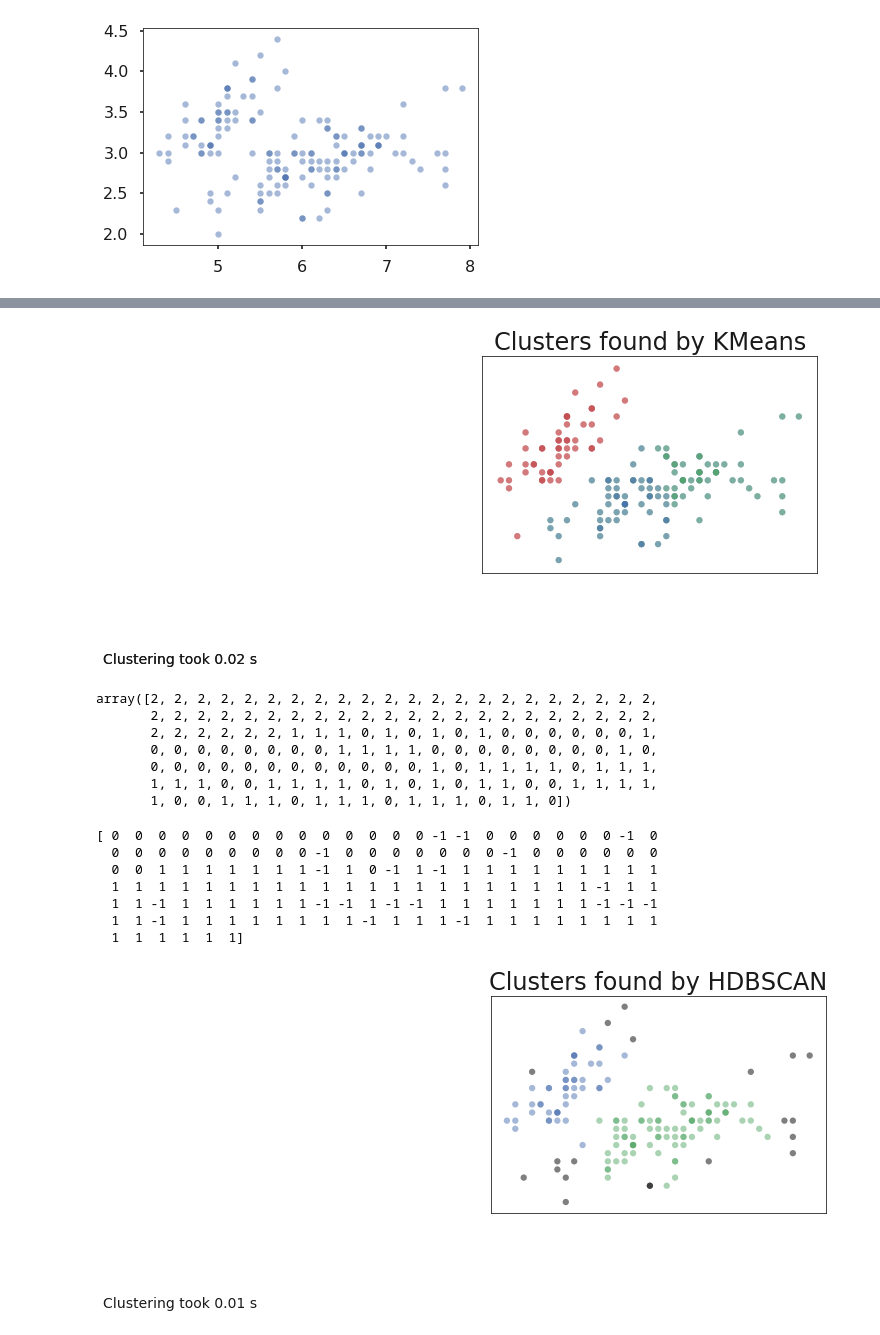
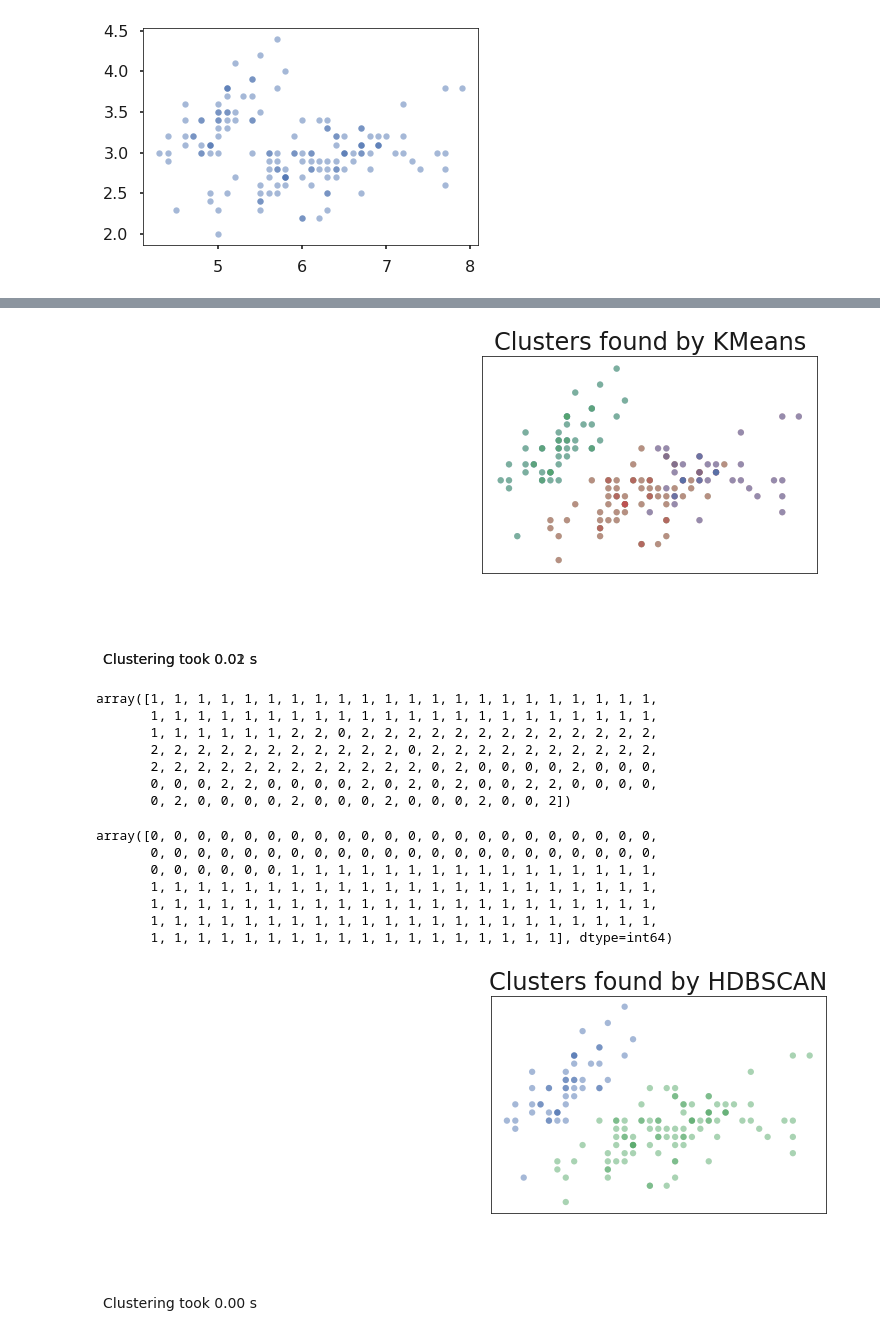
Before and after one commit to genii06127/test, a Jupyter notebook: comparision_clustering.ipynb, the cells around one changed output, grey strips where cells are left out. Cells and saved outputs as stored; diff of their text form; code cells hidden in the pictures.

```diff
--- a/comparision_clustering.ipynb
+++ b/comparision_clustering.ipynb
@@ -14,7 +14,7 @@ plot_kwds = {'alpha' : 0.5, 's' : 40, 'linewidths':0}
 # %%
 data = pd.read_csv('./input/Iris.csv')
 # %%
-data = data.iloc[:,[1,2]]
+data = data.iloc[:,[1,2,3,4]]
 # %%
 plt.scatter(data.iloc[:,0], data.iloc[:,1], s=3)
 # %% [output]
@@ -51,25 +45,25 @@ SyntaxError: invalid syntax (<ipython-input-145-6b18c5f2eef7>, line 3)
 plot_clusters(data, cluster.KMeans, (), {'n_clusters':3})
 result = plot_clusters(data, cluster.KMeans, (), {'n_clusters':3})
 # %% [output]
-[figure, old version]
+[figure, new version]
 # %%
 result
 # %% [output]
-array([2, 2, 2, 2, 2, 2, 2, 2, 2, 2, 2, 2, 2, 2, 2, 2, 2, 2, 2, 2, 2, 2,
-       2, 2, 2, 2, 2, 2, 2, 2, 2, 2, 2, 2, 2, 2, 2, 2, 2, 2, 2, 2, 2, 2,
-       2, 2, 2, 2, 2, 2, 1, 1, 1, 0, 1, 0, 1, 0, 1, 0, 0, 0, 0, 0, 0, 1,
-       0, 0, 0, 0, 0, 0, 0, 0, 1, 1, 1, 1, 0, 0, 0, 0, 0, 0, 0, 0, 1, 0,
-       0, 0, 0, 0, 0, 0, 0, 0, 0, 0, 0, 0, 1, 0, 1, 1, 1, 1, 0, 1, 1, 1,
-       1, 1, 1, 0, 0, 1, 1, 1, 1, 0, 1, 0, 1, 0, 1, 1, 0, 0, 1, 1, 1, 1,
-       1, 0, 0, 1, 1, 1, 0, 1, 1, 1, 0, 1, 1, 1, 0, 1, 1, 0])
+array([1, 1, 1, 1, 1, 1, 1, 1, 1, 1, 1, 1, 1, 1, 1, 1, 1, 1, 1, 1, 1, 1,
+       1, 1, 1, 1, 1, 1, 1, 1, 1, 1, 1, 1, 1, 1, 1, 1, 1, 1, 1, 1, 1, 1,
+       1, 1, 1, 1, 1, 1, 2, 2, 0, 2, 2, 2, 2, 2, 2, 2, 2, 2, 2, 2, 2, 2,
+       2, 2, 2, 2, 2, 2, 2, 2, 2, 2, 2, 0, 2, 2, 2, 2, 2, 2, 2, 2, 2, 2,
+       2, 2, 2, 2, 2, 2, 2, 2, 2, 2, 2, 2, 0, 2, 0, 0, 0, 0, 2, 0, 0, 0,
+       0, 0, 0, 2, 2, 0, 0, 0, 0, 2, 0, 2, 0, 2, 0, 0, 2, 2, 0, 0, 0, 0,
+       0, 2, 0, 0, 0, 0, 2, 0, 0, 0, 2, 0, 0, 0, 2, 0, 0, 2])
 # %%
-plot_clusters(data, hdbscan.HDBSCAN, (), {'min_cluster_size':5})
+plot_clusters(data, hdbscan.HDBSCAN, (), {'min_cluster_size':3})
 # %% [output]
-[ 0  0  0  0  0  0  0  0  0  0  0  0  0  0 -1 -1  0  0  0  0  0  0 -1  0
-  0  0  0  0  0  0  0  0  0 -1  0  0  0  0  0  0  0 -1  0  0  0  0  0  0
-  0  0  1  1  1  1  1  1  1 -1  1  0 -1  1 -1  1  1  1  1  1  1  1  1  1
-  1  1  1  1  1  1  1  1  1  1  1  1  1  1  1  1  1  1  1  1  1 -1  1  1
-  1  1 -1  1  1  1  1  1  1 -1 -1  1 -1 -1  1  1  1  1  1  1  1 -1 -1 -1
-  1  1 -1  1  1  1  1  1  1  1  1 -1  1  1  1 -1  1  1  1  1  1  1  1  1
-  1  1  1  1  1  1]
+array([0, 0, 0, 0, 0, 0, 0, 0, 0, 0, 0, 0, 0, 0, 0, 0, 0, 0, 0, 0, 0, 0,
+       0, 0, 0, 0, 0, 0, 0, 0, 0, 0, 0, 0, 0, 0, 0, 0, 0, 0, 0, 0, 0, 0,
+       0, 0, 0, 0, 0, 0, 1, 1, 1, 1, 1, 1, 1, 1, 1, 1, 1, 1, 1, 1, 1, 1,
+       1, 1, 1, 1, 1, 1, 1, 1, 1, 1, 1, 1, 1, 1, 1, 1, 1, 1, 1, 1, 1, 1,
+       1, 1, 1, 1, 1, 1, 1, 1, 1, 1, 1, 1, 1, 1, 1, 1, 1, 1, 1, 1, 1, 1,
+       1, 1, 1, 1, 1, 1, 1, 1, 1, 1, 1, 1, 1, 1, 1, 1, 1, 1, 1, 1, 1, 1,
+       1, 1, 1, 1, 1, 1, 1, 1, 1, 1, 1, 1, 1, 1, 1, 1, 1, 1], dtype=int64)
-[figure, old version]
+[figure, new version]
```
Also changed, not shown: parts of 2 cells of this notebook.
